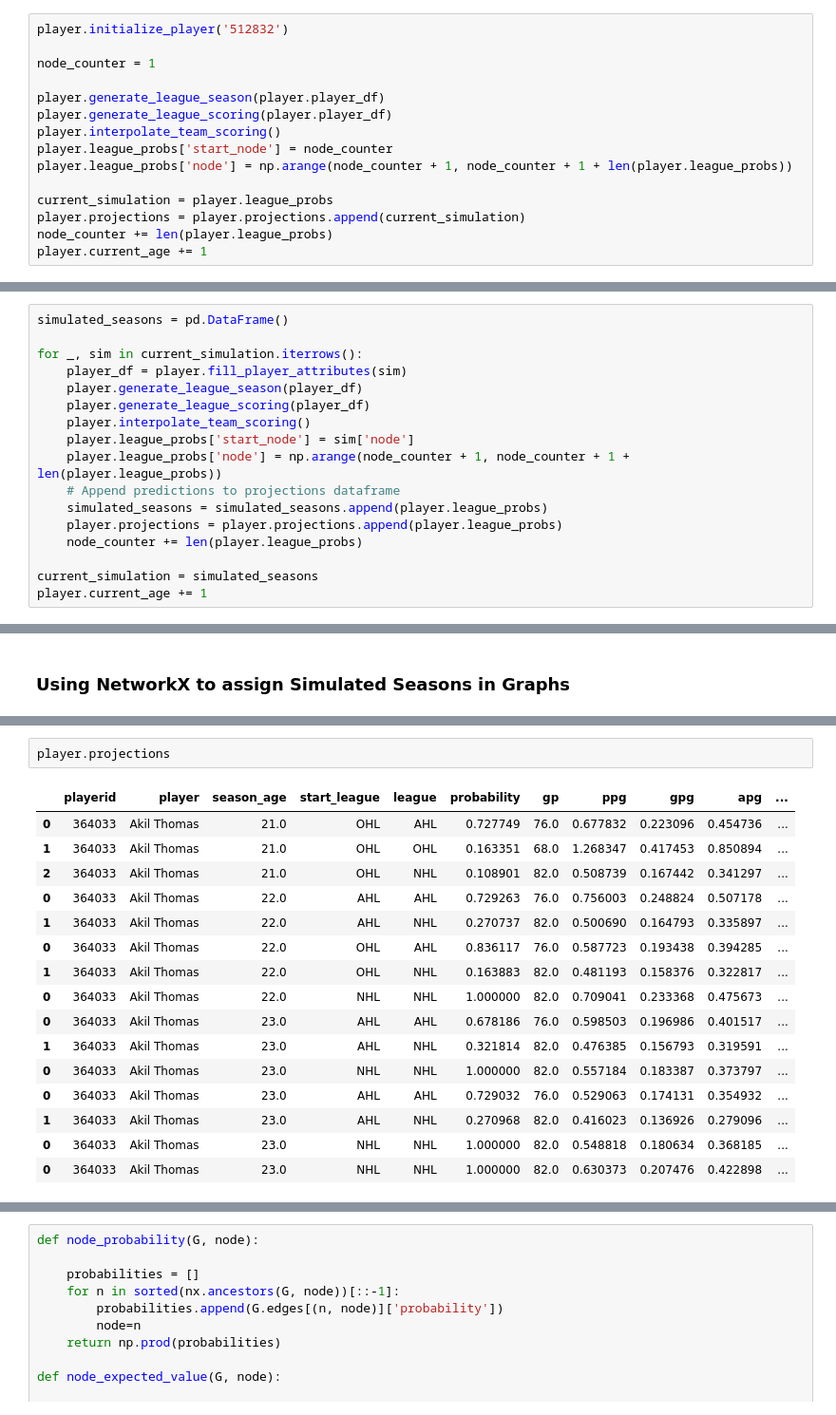
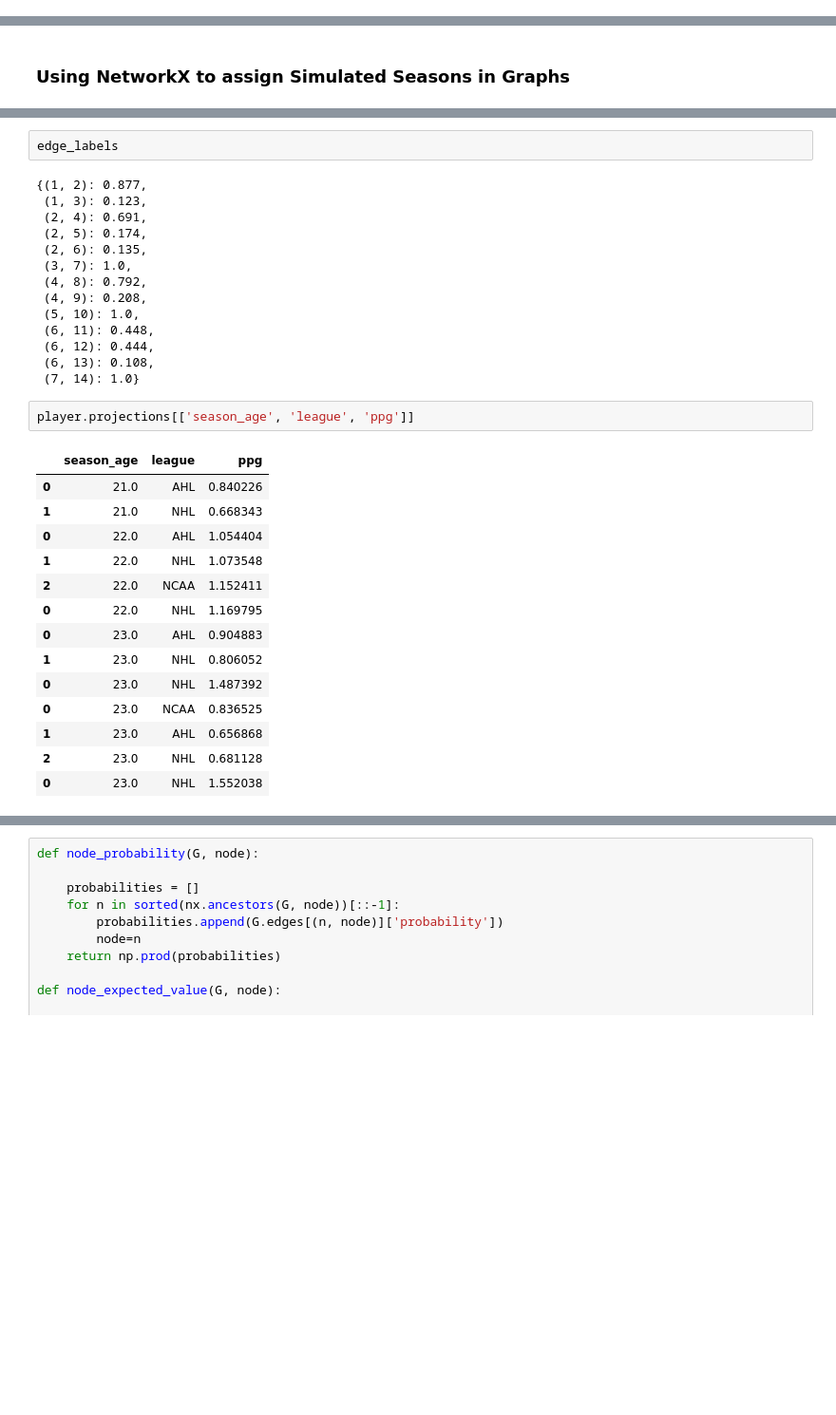
Before and after one commit to ConnorJungle/nhl_development_model, a Jupyter notebook: src/Sampling Player Season.ipynb, the cells around one changed output, grey strips where cells are left out. Shown at 95% size. Saved outputs shown, nothing was run; the diff lists cells and outputs as text; blank space fills up the shorter version.

```diff
--- a/src/Sampling Player Season.ipynb
+++ b/src/Sampling Player Season.ipynb
@@ -521,15 +615,0 @@ NodeView((1, 2, 3, 4, 5, 6, 7, 8, 9, 10, 11, 12, 13, 14, 15, 16))
-# %%
-player.initialize_player('512832')
-
-node_counter = 1
-
-player.generate_league_season(player.player_df)
-player.generate_league_scoring(player.player_df)
-player.interpolate_team_scoring()
-player.league_probs['start_node'] = node_counter
-player.league_probs['node'] = np.arange(node_counter + 1, node_counter + 1 + len(player.league_probs))
-
-current_simulation = player.league_probs
-player.projections = player.projections.append(current_simulation)
-node_counter += len(player.league_probs)
-player.current_age += 1
@@ -542,17 +615,0 @@ current_simulation
-# %%
-simulated_seasons = pd.DataFrame()
-
-for _, sim in current_simulation.iterrows():
-    player_df = player.fill_player_attributes(sim)
-    player.generate_league_season(player_df)
-    player.generate_league_scoring(player_df)
-    player.interpolate_team_scoring()
-    player.league_probs['start_node'] = sim['node']
-    player.league_probs['node'] = np.arange(node_counter + 1, node_counter + 1 + len(player.league_probs))
-    # Append predictions to projections dataframe
-    simulated_seasons = simulated_seasons.append(player.league_probs)
-    player.projections = player.projections.append(player.league_probs)
-    node_counter += len(player.league_probs)
-
-current_simulation = simulated_seasons
-player.current_age += 1
@@ -705,19 +743,33 @@ new_pos = {u :(v[0] / y_rescale, y_map[v[1]]) for u,v in pos.items()}
+# %%
+edge_labels
+# %% [output]
+{(1, 2): 0.877,
+ (1, 3): 0.123,
+ (2, 4): 0.691,
+ (2, 5): 0.174,
+ (2, 6): 0.135,
+ (3, 7): 1.0,
+ (4, 8): 0.792,
+ (4, 9): 0.208,
+ (5, 10): 1.0,
+ (6, 11): 0.448,
+ (6, 12): 0.444,
+ (6, 13): 0.108,
+ (7, 14): 1.0}
 # %%
-player.projections
+player.projections[['season_age', 'league', 'ppg']]
 # %% [output]
-|  | playerid | player | season_age | start_league | league | probability | gp | ppg | gpg | apg | ... |
-| 0 | 364033 | Akil Thomas | 21.0 | OHL | AHL | 0.727749 | 76.0 | 0.677832 | 0.223096 | 0.454736 | ... |
-| 1 | 364033 | Akil Thomas | 21.0 | OHL | OHL | 0.163351 | 68.0 | 1.268347 | 0.417453 | 0.850894 | ... |
-| 2 | 364033 | Akil Thomas | 21.0 | OHL | NHL | 0.108901 | 82.0 | 0.508739 | 0.167442 | 0.341297 | ... |
-| 0 | 364033 | Akil Thomas | 22.0 | AHL | AHL | 0.729263 | 76.0 | 0.756003 | 0.248824 | 0.507178 | ... |
-| 1 | 364033 | Akil Thomas | 22.0 | AHL | NHL | 0.270737 | 82.0 | 0.500690 | 0.164793 | 0.335897 | ... |
-| 0 | 364033 | Akil Thomas | 22.0 | OHL | AHL | 0.836117 | 76.0 | 0.587723 | 0.193438 | 0.394285 | ... |
-| 1 | 364033 | Akil Thomas | 22.0 | OHL | NHL | 0.163883 | 82.0 | 0.481193 | 0.158376 | 0.322817 | ... |
-| 0 | 364033 | Akil Thomas | 22.0 | NHL | NHL | 1.000000 | 82.0 | 0.709041 | 0.233368 | 0.475673 | ... |
-| 0 | 364033 | Akil Thomas | 23.0 | AHL | AHL | 0.678186 | 76.0 | 0.598503 | 0.196986 | 0.401517 | ... |
-| 1 | 364033 | Akil Thomas | 23.0 | AHL | NHL | 0.321814 | 82.0 | 0.476385 | 0.156793 | 0.319591 | ... |
-| 0 | 364033 | Akil Thomas | 23.0 | NHL | NHL | 1.000000 | 82.0 | 0.557184 | 0.183387 | 0.373797 | ... |
-| 0 | 364033 | Akil Thomas | 23.0 | AHL | AHL | 0.729032 | 76.0 | 0.529063 | 0.174131 | 0.354932 | ... |
-| 1 | 364033 | Akil Thomas | 23.0 | AHL | NHL | 0.270968 | 82.0 | 0.416023 | 0.136926 | 0.279096 | ... |
-| 0 | 364033 | Akil Thomas | 23.0 | NHL | NHL | 1.000000 | 82.0 | 0.548818 | 0.180634 | 0.368185 | ... |
-| 0 | 364033 | Akil Thomas | 23.0 | NHL | NHL | 1.000000 | 82.0 | 0.630373 | 0.207476 | 0.422898 | ... |
+|  | season_age | league | ppg |
+| 0 | 21.0 | AHL | 0.840226 |
+| 1 | 21.0 | NHL | 0.668343 |
+| 0 | 22.0 | AHL | 1.054404 |
+| 1 | 22.0 | NHL | 1.073548 |
+| 2 | 22.0 | NCAA | 1.152411 |
+| 0 | 22.0 | NHL | 1.169795 |
+| 0 | 23.0 | AHL | 0.904883 |
+| 1 | 23.0 | NHL | 0.806052 |
+| 0 | 23.0 | NHL | 1.487392 |
+| 0 | 23.0 | NCAA | 0.836525 |
+| 1 | 23.0 | AHL | 0.656868 |
+| 2 | 23.0 | NHL | 0.681128 |
+| 0 | 23.0 | NHL | 1.552038 |
```
Also changed, not shown: parts of 31 cells of this notebook, 9 other files.
